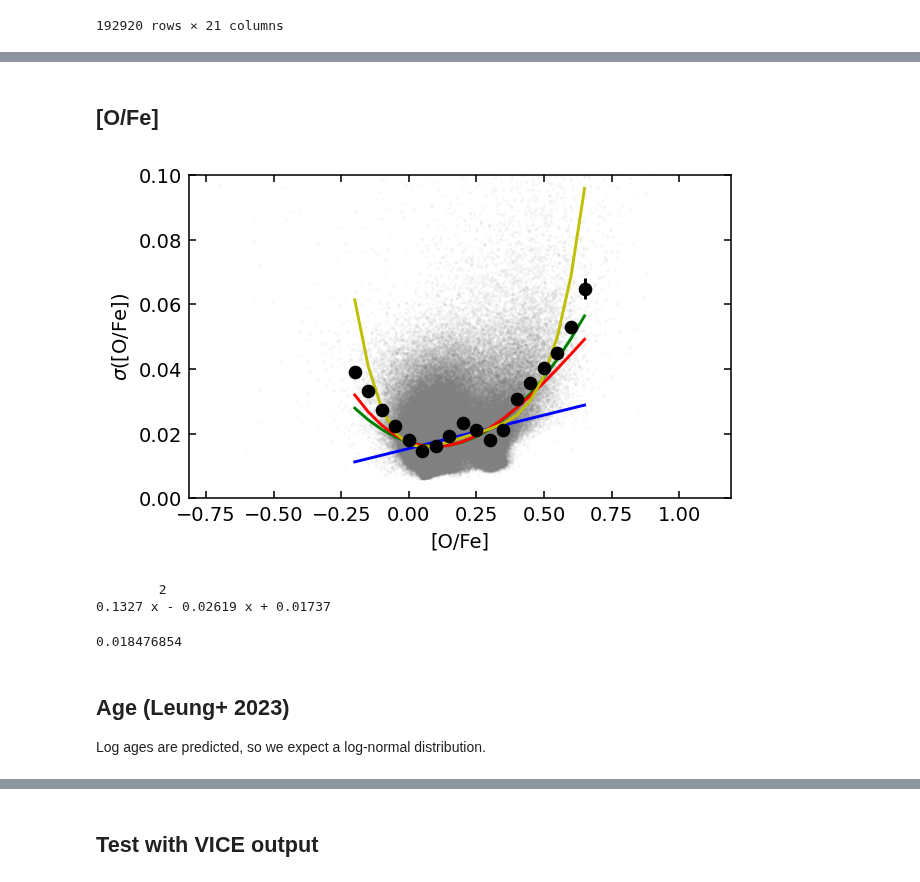
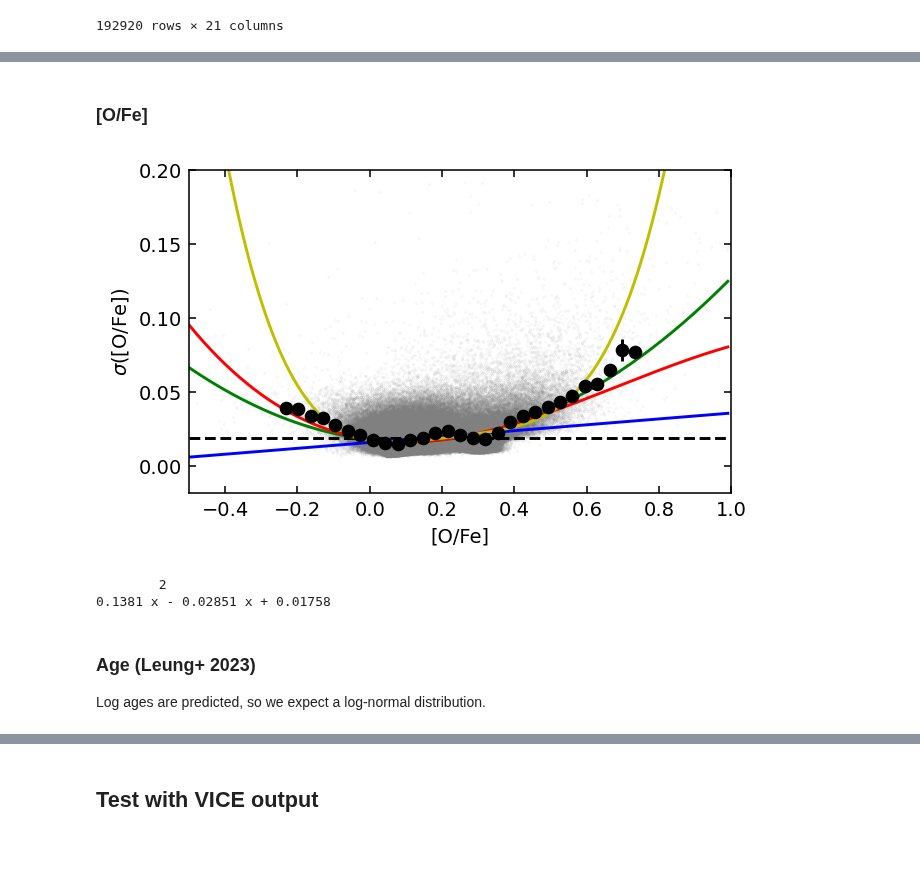
Before and after one commit to lodubay/galactic-dtd, a Jupyter notebook: notebooks/abundance_uncertainty.ipynb, the cells around one changed output, grey strips where cells are left out. Cells and saved outputs as stored; diff of their text form; code cells hidden in the pictures; blank space fills up the shorter version.

```diff
--- a/notebooks/abundance_uncertainty.ipynb
+++ b/notebooks/abundance_uncertainty.ipynb
@@ -148,2 +146,2 @@ print(np.poly1d(errfit(data, 'FE_H', 1)))
 # %% [markdown]
-## [O/Fe]
+### [O/Fe]
@@ -178,31 +148,40 @@ quartic_fit = np.poly1d(np.polyfit(bin_centers, medians, 4, w=1/median_err))
+# %%
+ofe_linear_fit = np.poly1d(errfit(data, 'O_FE', 1, range=(-0.25, 0.75)))
+ofe_quad_fit = np.poly1d(errfit(data, 'O_FE', 2, range=(-0.25, 0.75)))
+ofe_cubic_fit = np.poly1d(errfit(data, 'O_FE', 3, range=(-0.25, 0.75)))
+ofe_quartic_fit = np.poly1d(errfit(data, 'O_FE', 4, range=(-0.25, 0.75)))
 # %%
 fig, ax = plt.subplots()
-ax.scatter(data[xcol], data[ycol], alpha=0.1, s=0.1, c='gray')
-ax.errorbar(bin_centers, medians, yerr=median_err,
+# All points
+ax.scatter(data['O_FE'], data['O_FE_ERR'], alpha=0.1, s=0.1, c='gray')
+# Median bins
+grouped = group_by_bins(data, 'O_FE', bins=np.linspace(-0.25, 0.75, 30))
+medians = grouped['O_FE_ERR'].median()
+median_errs = grouped['O_FE_ERR'].apply(median_standard_error)
+ax.errorbar(medians.index, medians, yerr=median_errs,
             linestyle='none', marker='o', color='k')
-ax.plot(bin_centers, linear_fit(bin_centers), 'b-')
-ax.plot(bin_centers, quad_fit(bin_centers), 'g-')
-ax.plot(bin_centers, cubic_fit(bin_centers), 'r-')
-ax.plot(bin_centers, quartic_fit(bin_centers), 'y-')
-# ax.set_xlim((-0.3, 0.7))
-ax.set_ylim((0, 0.1))
+# Polynomial fits
+xarr = np.arange(-.5, 1., 0.01)
+ax.plot(xarr, np.ones(xarr.shape[0]) * data['O_FE_ERR'].median(), 'k--')
+ax.plot(xarr, ofe_linear_fit(xarr), 'b-')
+ax.plot(xarr, ofe_quad_fit(xarr), 'g-')
+ax.plot(xarr, ofe_cubic_fit(xarr), 'r-')
+ax.plot(xarr, ofe_quartic_fit(xarr), 'y-')
 ax.set_xlabel('[O/Fe]')
 ax.set_ylabel(r'$\sigma$([O/Fe])')
+ax.set_ylim((None, 0.2))
+ax.set_xlim((-0.5, 1))
 plt.show()
 # %% [output]
-[figure, old version]
+[figure, new version]
 # %%
-ofe_err_fit = quad_fit
+ofe_err_fit = ofe_quad_fit
 print(ofe_err_fit)
 # %% [output]
         2
-0.1327 x - 0.02619 x + 0.01737
+0.1381 x - 0.02851 x + 0.01758
-# %%
-print(data[ycol].median())
-# %% [output]
-0.018476854
 # %% [markdown]
-## Age (Leung+ 2023)
+### Age (Leung+ 2023)
 
 Log ages are predicted, so we expect a log-normal distribution.
 # %%
```
Also changed, not shown: parts of 31 cells of this notebook, 1 other file.
